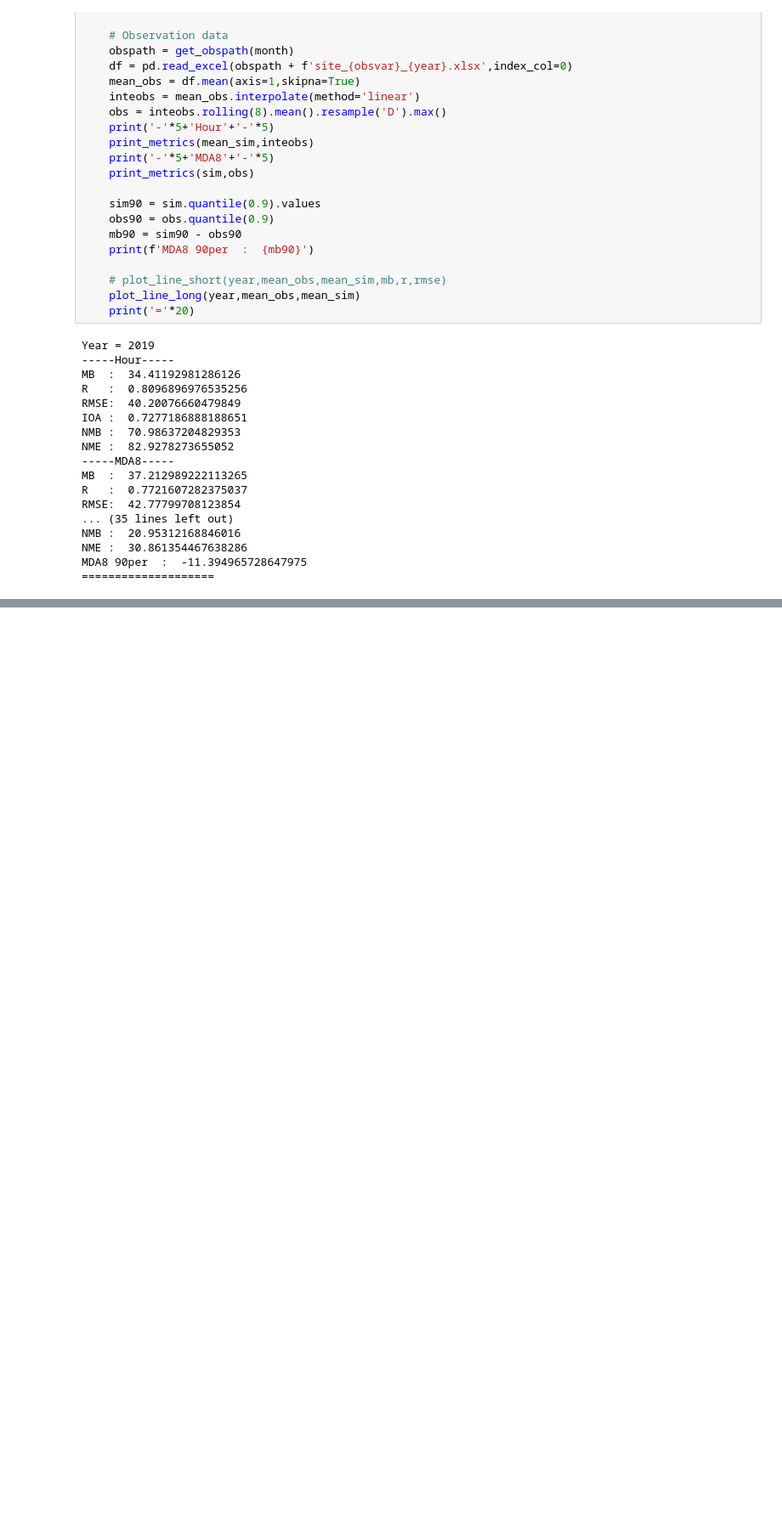
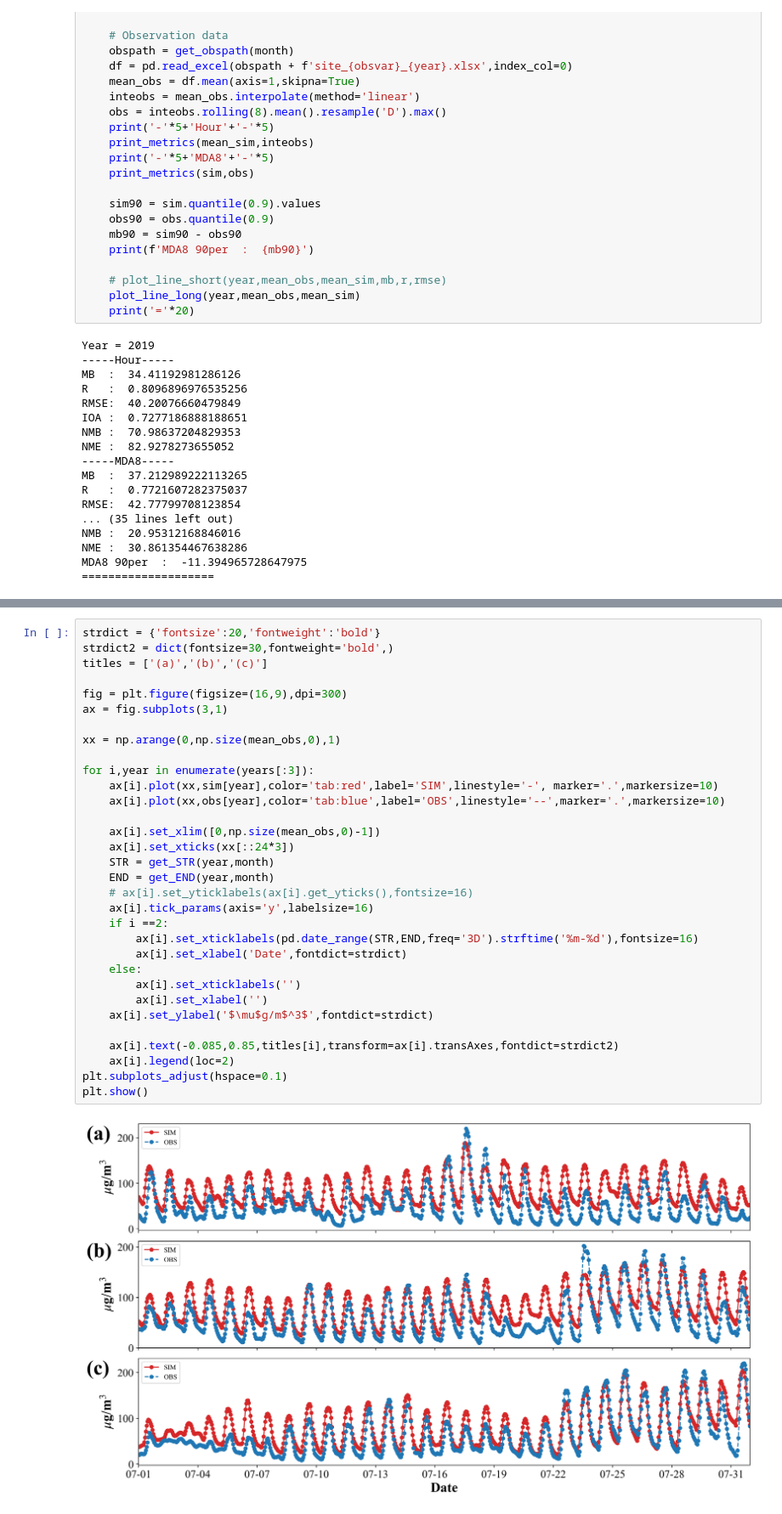
Before and after one commit to Iphisxu/MasterGRAD-Seasonally, a Jupyter notebook: scripts/Data_evaluation/O3.ipynb, the cells around one changed output, grey strips where cells are left out. Shown at 85% size. Drawn from its saved outputs; the diff is of its cells as text; blank space fills up the shorter version.

```diff
--- a/scripts/Data_evaluation/O3.ipynb
+++ b/scripts/Data_evaluation/O3.ipynb
@@ -172,0 +196,34 @@ MDA8 90per  :  -11.394965728647975
+# %%
+strdict = {'fontsize':20,'fontweight':'bold'}
+strdict2 = dict(fontsize=30,fontweight='bold',)
+titles = ['(a)','(b)','(c)']
+
+fig = plt.figure(figsize=(16,9),dpi=300)
+ax = fig.subplots(3,1)
+
+xx = np.arange(0,np.size(mean_obs,0),1)
+
+for i,year in enumerate(years[:3]):
+    ax[i].plot(xx,sim[year],color='tab:red',label='SIM',linestyle='-', marker='.',markersize=10)
+    ax[i].plot(xx,obs[year],color='tab:blue',label='OBS',linestyle='--',marker='.',markersize=10)
+
+    ax[i].set_xlim([0,np.size(mean_obs,0)-1])
+    ax[i].set_xticks(xx[::24*3])
+    STR = get_STR(year,month)
+    END = get_END(year,month)
+    # ax[i].set_yticklabels(ax[i].get_yticks(),fontsize=16)
+    ax[i].tick_params(axis='y',labelsize=16)
+    if i ==2:
+        ax[i].set_xticklabels(pd.date_range(STR,END,freq='3D').strftime('%m-%d'),fontsize=16)
+        ax[i].set_xlabel('Date',fontdict=strdict)
+    else:
+        ax[i].set_xticklabels('')
+        ax[i].set_xlabel('')
+    ax[i].set_ylabel('$\mu$g/m$^3$',fontdict=strdict)
+
+    ax[i].text(-0.085,0.85,titles[i],transform=ax[i].transAxes,fontdict=strdict2)
+    ax[i].legend(loc=2)
+plt.subplots_adjust(hspace=0.1)
+plt.show()
+# %% [output]
+[figure, added]
```
Also changed, not shown: parts of 2 cells of this notebook.
